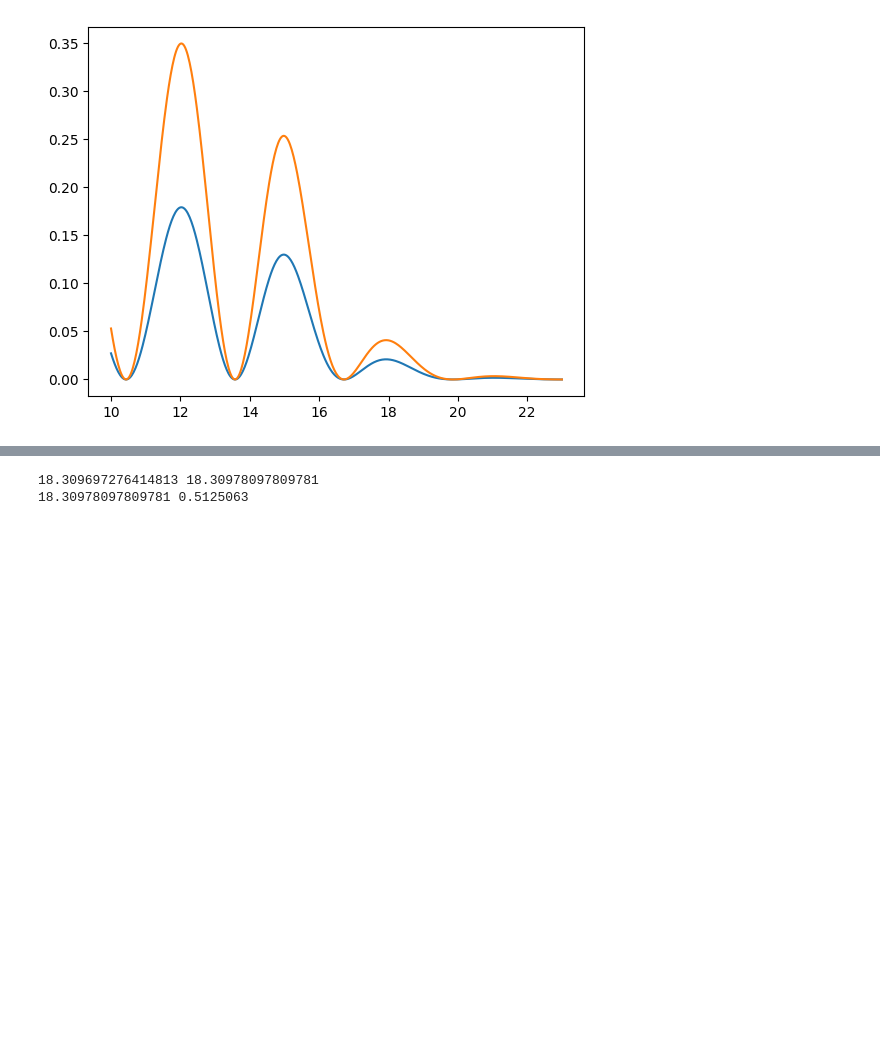
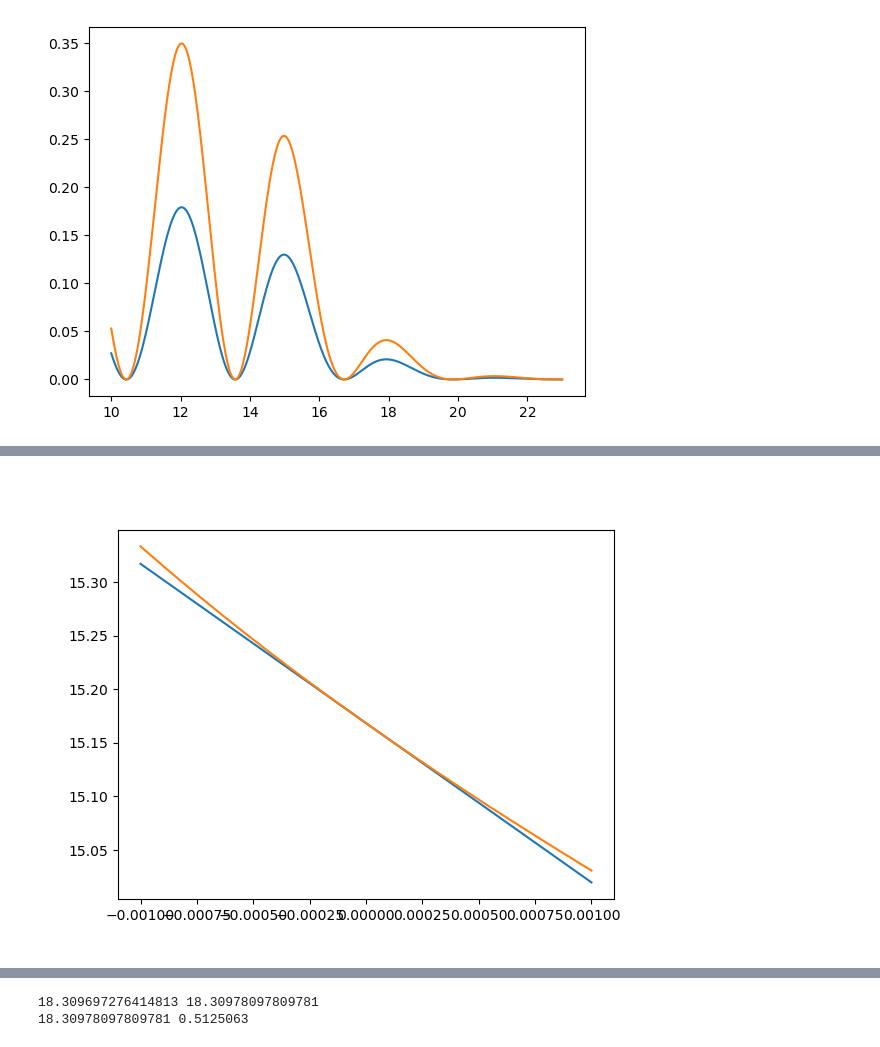
Before and after one commit to Pabce/chipmunc, a Jupyter notebook: test_pathgradient.ipynb, the cells around one changed output, grey strips where cells are left out. Cells and saved outputs as stored; diff of their text form; code cells hidden in the pictures; blank space fills up the shorter version.

Commit message:
Added gradient descent

```diff
--- a/test_pathgradient.ipynb
+++ b/test_pathgradient.ipynb
@@ -404,0 +409,89 @@ Recomputed
+# %%
+%matplotlib widget
+# Move an event with two steps in the continuum
+initial_energy = 23.0
+discrete_energies = DISCRETE_ENERGIES
+discrete_continuum_boundary = DISCRETE_CONTINUUM_BOUNDARY
+disp_parameter = 0.01
+
+#epsilon = 2e-4
+epsilons = np.linspace(-0.001, 0.001, 100)
+
+moved_energies_1 = []
+moved_continuum_cuts_1 = []
+moved_energies_2 = []
+moved_continuum_cuts_2 = []
+
+recomp_energies_1 = []
+recomp_continuum_cuts_1 = []
+recomp_energies_2 = []
+recomp_continuum_cuts_2 = []
+
+# Sample an event and compute the gradients w.r.t. the disp_parameter
+r1, r2 = 0.4, 0.2
+next_energy_1, continuum_cut_1 = spicy_inverse_cdf_differential_decay_width(
+                                                    r1, initial_energy, discrete_energies,
+                                                    discrete_continuum_boundary,
+                                                    disp_parameter)
+
+next_energy_2, continuum_cut_2 = spicy_inverse_cdf_differential_decay_width(
+                                                    r2, next_energy_1, discrete_energies,
+                                                    discrete_continuum_boundary,
+                                                    disp_parameter)
+
+for epsilon in epsilons:
+    # Compute the gradients for the first step
+
+    grad_thx_1 = grad_theta_x(next_energy_1, initial_energy, discrete_energies, discrete_continuum_boundary, disp_parameter)
+    grad_cb_1 = grad_continuum_cut(initial_energy, discrete_energies, discrete_continuum_boundary, disp_parameter)
+    # print(grad_thx, grad_cb)
+
+    # Compute the gradients for the second step, including the gradient w.r.t. the previous_energy
+    grad_thx_2 = grad_theta_x(next_energy_2, next_energy_1, discrete_energies, discrete_continuum_boundary, disp_parameter)
+    grad_ix_2 = grad_i_x(next_energy_2, next_energy_1, discrete_energies, discrete_continuum_boundary, disp_parameter)
+    grad_cb_2 = grad_continuum_cut(next_energy_1, discrete_energies, discrete_continuum_boundary, disp_parameter)
+    grad_cbi_2 = grad_i_continuum_cut(next_energy_1, discrete_energies, discrete_continuum_boundary, disp_parameter)
+
+    # "Move the event" by epsilon
+    moved_disp_parameter = disp_parameter + epsilon
+    moved_energy_1 = next_energy_1 + epsilon * grad_thx_1
+    moved_continuum_cut_1 = continuum_cut_1 + epsilon * grad_cb_1
+
+    # To move the next energy, we have to take into account the change in the previous energy!
+    energy_delta = moved_energy_1 - next_energy_1
+    moved_energy_2 = next_energy_2 + epsilon * grad_thx_2 + energy_delta * grad_ix_2
+    moved_continuum_cut_2 = continuum_cut_2 + epsilon * grad_cb_2 + energy_delta * grad_cbi_2
+
+    moved_energies_1.append(moved_energy_1)
+    moved_continuum_cuts_1.append(moved_continuum_cut_1)
+    moved_energies_2.append(moved_energy_2)
+    moved_continuum_cuts_2.append(moved_continuum_cut_2)
+
+    # Now sample the event again at the new value of the disp_parameter
+    recomp_energy_1, recomp_continuum_cut_1 = spicy_inverse_cdf_differential_decay_width(
+                                                        r1, initial_energy, discrete_energies,
+                                                        discrete_continuum_boundary,
+                                                        moved_disp_parameter)
+
+    recomp_energy_2, recomp_continuum_cut_2 = spicy_inverse_cdf_differential_decay_width(
+                                                        r2, recomp_energy_1, discrete_energies,
+                                                        discrete_continuum_boundary,
+                                                        moved_disp_parameter)
+
+    recomp_energies_1.append(recomp_energy_1)
+    recomp_continuum_cuts_1.append(recomp_continuum_cut_1)
+    recomp_energies_2.append(recomp_energy_2)
+    recomp_continuum_cuts_2.append(recomp_continuum_cut_2)
+
+plt.figure()
+plt.plot(epsilons, moved_energies_1)
+plt.plot(epsilons, recomp_energies_1)
+
+plt.figure()
+plt.plot(epsilons, moved_energies_2)
+plt.plot(epsilons, recomp_energies_2)
+
+plt.figure()
+plt.plot(epsilons, moved_continuum_cuts_1)
+plt.plot(epsilons, recomp_continuum_cuts_1)
+# %% [output]
@@ -404,0 +499 @@ Recomputed
+[figure, added]
```
Also changed, not shown: parts of 11 cells of this notebook, 7 other files.
